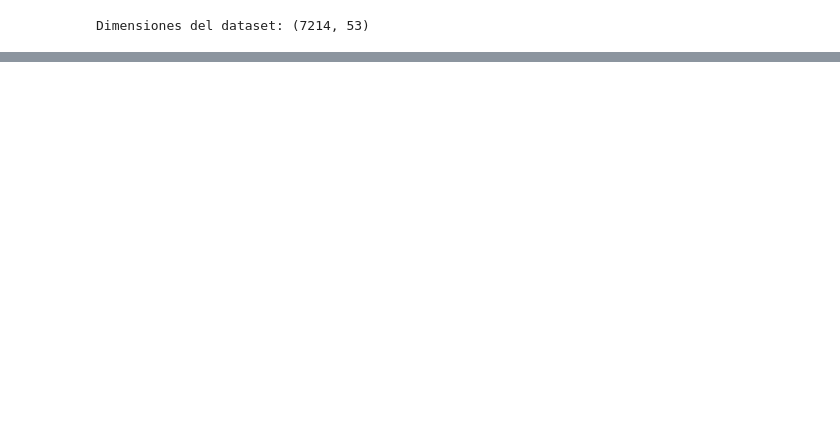
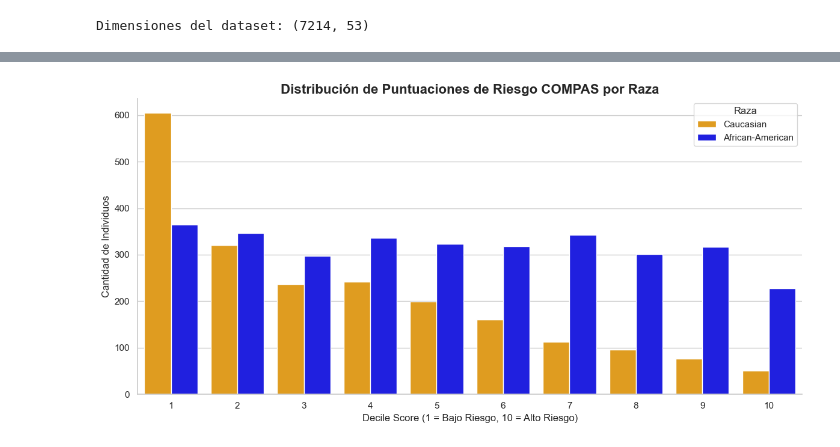
Before and after one commit to dmg131/AA_proyect, a Jupyter notebook: eda.ipynb, the cells around one changed output, grey strips where cells are left out. Drawn from its saved outputs; the diff is of its cells as text; code cells hidden in the pictures; blank space fills up the shorter version.

```diff
--- a/eda.ipynb
+++ b/eda.ipynb
@@ -82,0 +132,22 @@ profile.to_file("reporte_compas_interacciones.html")
+# %%
+df_sesgo = df_final[df_final['race'].isin(['African-American', 'Caucasian'])]
+
+plt.figure(figsize=(12, 6))
+ax = sns.countplot(
+    data=df_sesgo,
+    x='decile_score',
+    hue='race',
+    palette={'African-American': 'blue', 'Caucasian': 'orange'}
+)
+
+plt.title('Distribución de Puntuaciones de Riesgo COMPAS por Raza', fontsize=16, fontweight='bold')
+plt.xlabel('Decile Score (1 = Bajo Riesgo, 10 = Alto Riesgo)', fontsize=12)
+plt.ylabel('Cantidad de Individuos', fontsize=12)
+plt.legend(title='Raza', fontsize=11)
+
+sns.despine()
+plt.tight_layout()
+plt.savefig('./Images/eda_sesgo_racial.png', dpi=400)
+plt.show()
+# %% [output]
+[figure, added]
```
Also changed, not shown: parts of 20 cells of this notebook, 20 other files.
